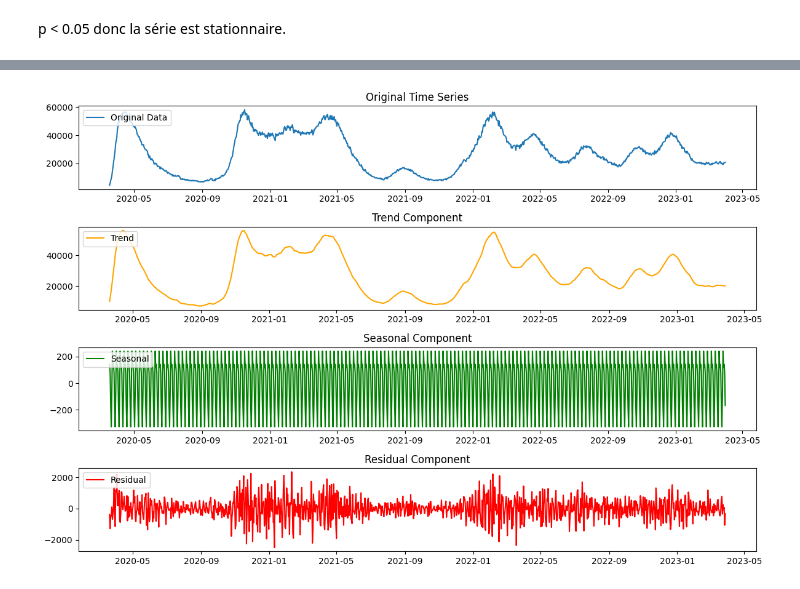
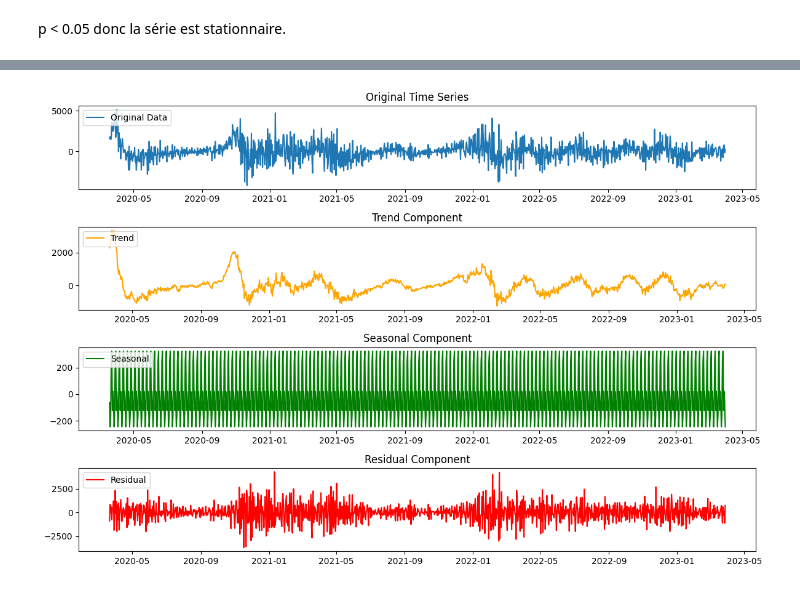
Before and after one commit to Marcoco2503/Arima, a Jupyter notebook: Analyse temporelle ARIMA.ipynb, the cells around one changed output, grey strips where cells are left out. Saved outputs shown, nothing was run; the diff lists cells and outputs as text; code cells hidden in the pictures.

```diff
--- a/Analyse temporelle ARIMA.ipynb
+++ b/Analyse temporelle ARIMA.ipynb
@@ -28,6 +29,7 @@ df = df.drop(["dep","sexe","rea","HospConv","SSR_USLD","autres","rad","dc"],axis
 # %%
 df = df.dropna()
 df = df.drop_duplicates()
+df = df.loc[(df!=0).any(axis=1)]
 df
 # %% [output]
 |  | jour | hosp |
@@ -67,3 +69,6 @@ adfuller(df)
   '5%': -2.8641976875421524,
   '10%': -2.5681850407995137},
  17857.397480977306)
+# %%
+differenced = df['hosp'].diff().dropna()
+adfuller(differenced)
@@ -121,38 +135,38 @@ Covariance Type:                  opg
 Warnings:
 [1] Covariance matrix calculated using the outer product of gradients (complex-step).
 # %%
-result = seasonal_decompose(df['hosp'], model='additive')
+result = seasonal_decompose(differenced, model='additive')
 
 trend = result.trend
 seasonal = result.seasonal
 residual = result.resid
 
 plt.figure(figsize=(12, 8))
 
 plt.subplot(4, 1, 1)
-plt.plot(df['hosp'], label='Original Data')
+plt.plot(differenced, label='Original Data')
 plt.legend(loc='upper left')
 plt.title('Original Time Series')
 
 plt.subplot(4, 1, 2)
 plt.plot(trend, label='Trend', color='orange')
 plt.legend(loc='upper left')
 plt.title('Trend Component')
 
 plt.subplot(4, 1, 3)
 plt.plot(seasonal, label='Seasonal', color='green')
 plt.legend(loc='upper left')
 plt.title('Seasonal Component')
 
 plt.subplot(4, 1, 4)
 plt.plot(residual, label='Residual', color='red')
 plt.legend(loc='upper left')
 plt.title('Residual Component')
 
 plt.tight_layout()
 plt.show()
 # %% [output]
-[figure, old version]
+[figure, new version]
 # %%
 predictions = model_fit.predict(start=test_data.index[0], end=test_data.index[-1])
 
```
Also changed, not shown: parts of 14 cells of this notebook.
